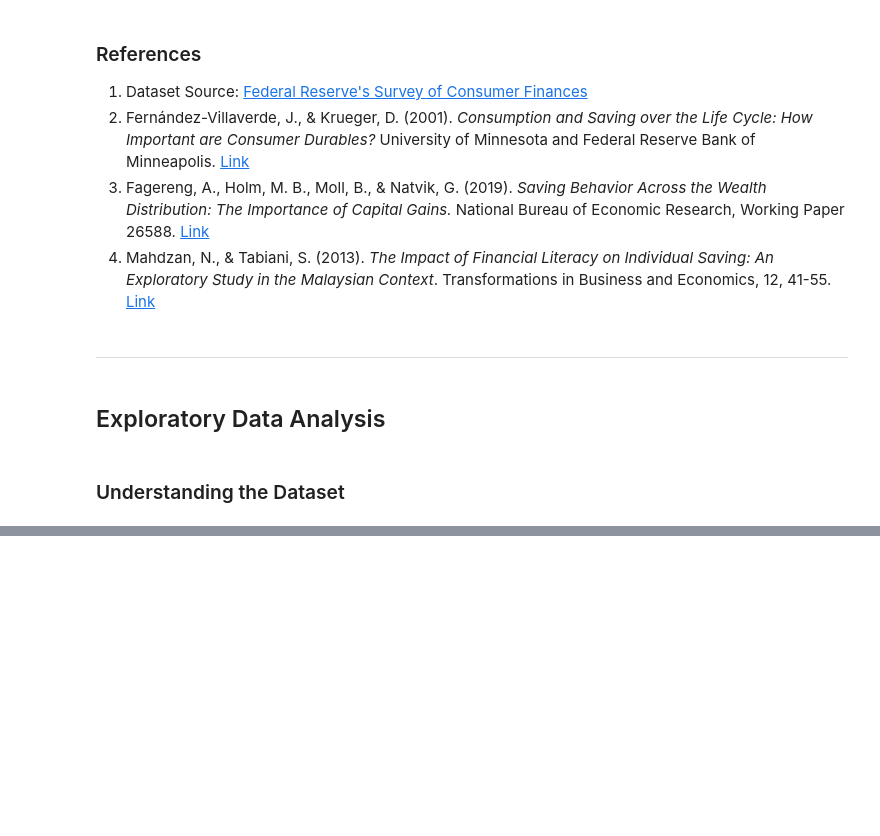
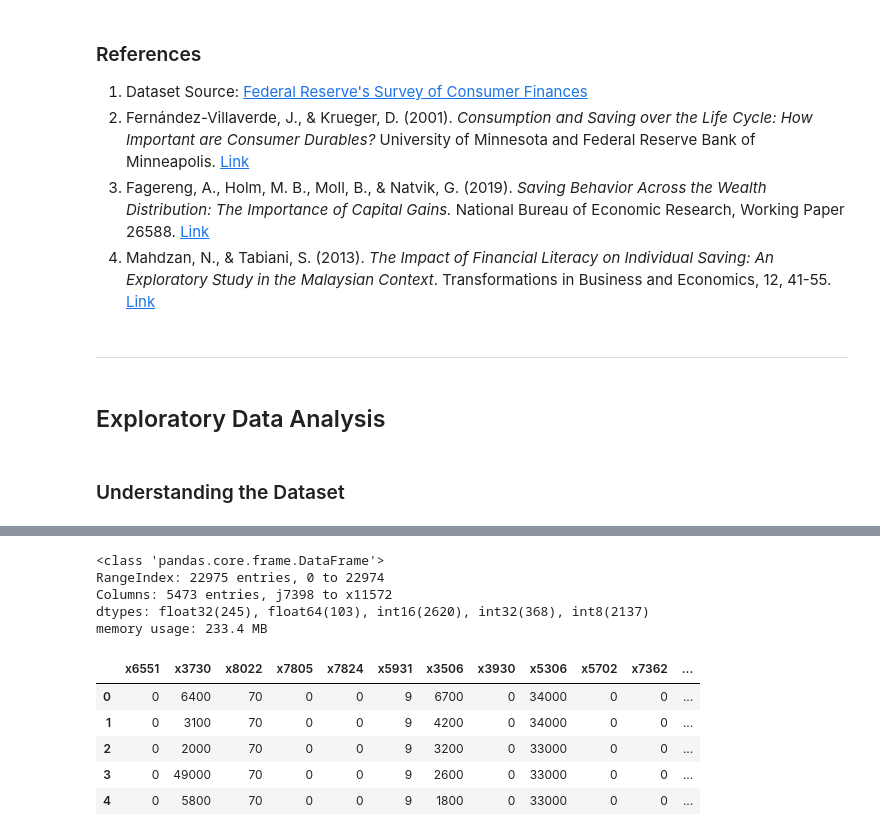
Before and after one commit to hwiminPark/ECON-495-Project, a Jupyter notebook: predict_individual_savings.ipynb, the cells around one changed output, grey strips where cells are left out. Cells and saved outputs as stored; diff of their text form; code cells hidden in the pictures; blank space fills up the shorter version.

```diff
--- a/predict_individual_savings.ipynb
+++ b/predict_individual_savings.ipynb
@@ -70,0 +93,8 @@ pd.set_option('display.max_columns', None)
+# %%
+data.info()
+# %% [output]
+<class 'pandas.core.frame.DataFrame'>
+RangeIndex: 22975 entries, 0 to 22974
+Columns: 5473 entries, j7398 to x11572
+dtypes: float32(245), float64(103), int16(2620), int32(368), int8(2137)
+memory usage: 233.4 MB
@@ -70,0 +124,9 @@ pd.set_option('display.max_columns', None)
+# %%
+data.head()
+# %% [output]
+|  | x6551 | x3730 | x8022 | x7805 | x7824 | x5931 | x3506 | x3930 | x5306 | x5702 | x7362 | ... |
+| 0 | 0 | 6400 | 70 | 0 | 0 | 9 | 6700 | 0 | 34000 | 0 | 0 | ... |
+| 1 | 0 | 3100 | 70 | 0 | 0 | 9 | 4200 | 0 | 34000 | 0 | 0 | ... |
+| 2 | 0 | 2000 | 70 | 0 | 0 | 9 | 3200 | 0 | 33000 | 0 | 0 | ... |
+| 3 | 0 | 49000 | 70 | 0 | 0 | 9 | 2600 | 0 | 33000 | 0 | 0 | ... |
+| 4 | 0 | 5800 | 70 | 0 | 0 | 9 | 1800 | 0 | 33000 | 0 | 0 | ... |
```
Also changed, not shown: parts of 6 cells of this notebook.
